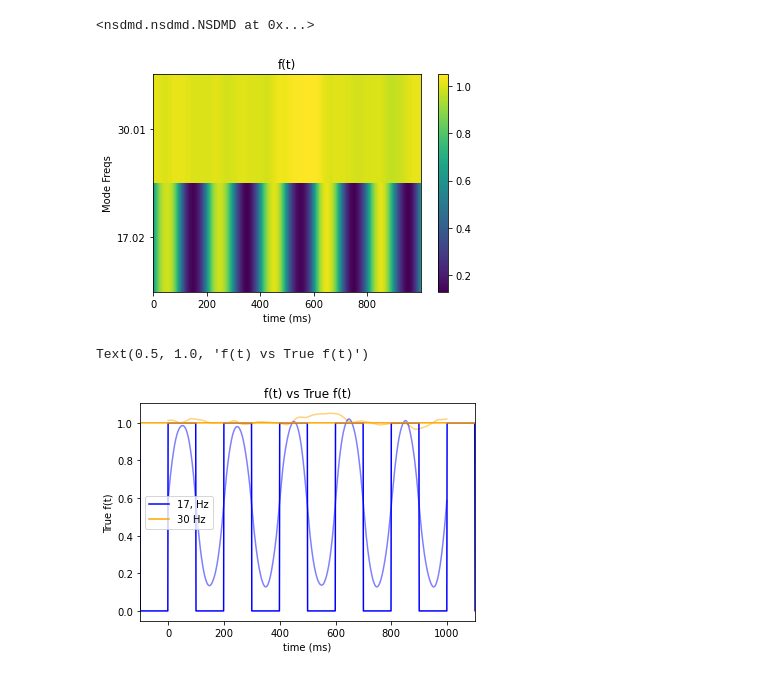
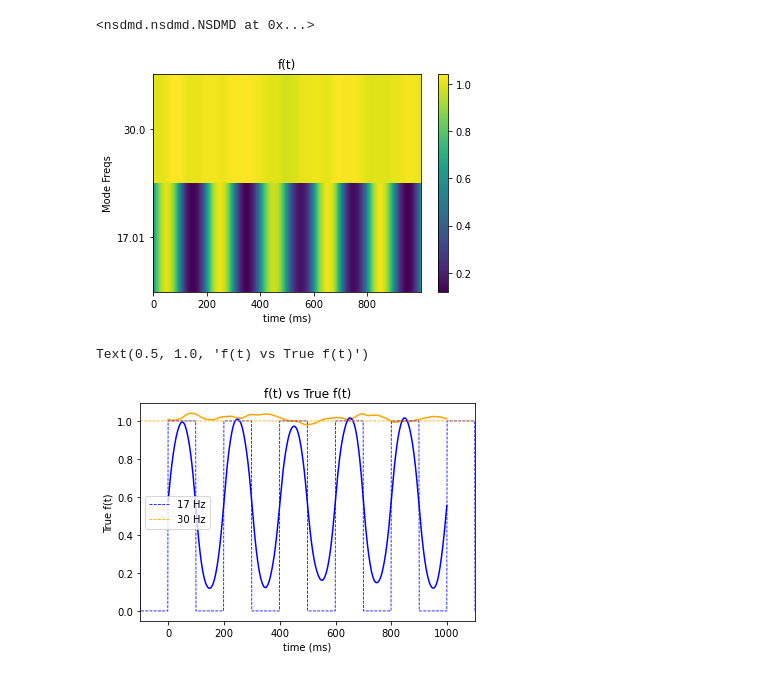
Before and after one commit to learning-2-learn/nsdmd, a Jupyter notebook: examples/freq_coupling_demo.ipynb, the cells around one changed output. Drawn from its saved outputs; the diff is of its cells as text; code cells hidden in the pictures.

```diff
--- a/examples/freq_coupling_demo.ipynb
+++ b/examples/freq_coupling_demo.ipynb
@@ -52,6 +51,6 @@ model.fit_opt(x, t)
 # %% [output]
 <nsdmd.nsdmd.NSDMD at 0x...>
 # %%
-model.fit_reduction(x, t)
+model.fit_reduction(x, len(t), t_step)
 # %% [output]
 <nsdmd.nsdmd.NSDMD at 0x...>
@@ -58,9 +65,9 @@ model.fit_reduction(x, t)
 # %%
-model.fit_f(x, t, t_step, 0)
+model.fit_f(x, len(t), t_step, 0)
 # %% [output]
 <nsdmd.nsdmd.NSDMD at 0x...>
 # %%
-alpha = [str(np.round(f,2)) for f in model.freq_hat_]
+alpha = [str(np.round(f,2)) for f in model.freq_mean_]
 fig = plt.figure()
 ax = fig.add_subplot(111)
 cax = ax.matshow(model.f_hat_[:,500:-500], aspect='auto')
@@ -72,20 +79,20 @@ plt.xlabel('time (ms)')
 plt.ylabel('Mode Freqs')
 plt.show()
 # %% [output]
-[figure, old version]
+[figure, new version]
 # %%
 colors = ['orange', 'blue', 'blue', 'green', 'blue', 'green']
 for i,f in enumerate(model.f_hat_[:,500:-500]):
-    plt.plot(f, color=colors[i], alpha=0.5)
+    plt.plot(f, color=colors[i])
 
-plt.plot(t1-500, np.mean(F1_true, axis=0), color=colors[1], label=str(f1)+', Hz')
-plt.plot(t2-500, np.mean(F2_true, axis=0), color=colors[0], label=str(f2)+' Hz')
+plt.plot(t1-500, np.mean(F1_true, axis=0), color=colors[1], label=str(f1)+' Hz', linestyle='dashed', linewidth=0.8)
+plt.plot(t2-500, np.mean(F2_true, axis=0), color=colors[0], label=str(f2)+' Hz', linestyle='dashed', linewidth=0.8)
 plt.legend()
 plt.xlim(-100,1100)
 plt.xlabel('time (ms)')
 plt.ylabel('True f(t)')
 plt.title('f(t) vs True f(t)')
 # %% [output]
 Text(0.5, 1.0, 'f(t) vs True f(t)')
-[figure, old version]
+[figure, new version]
 # %%
```
Also changed, not shown: parts of 5 cells of this notebook, 5 other files.
